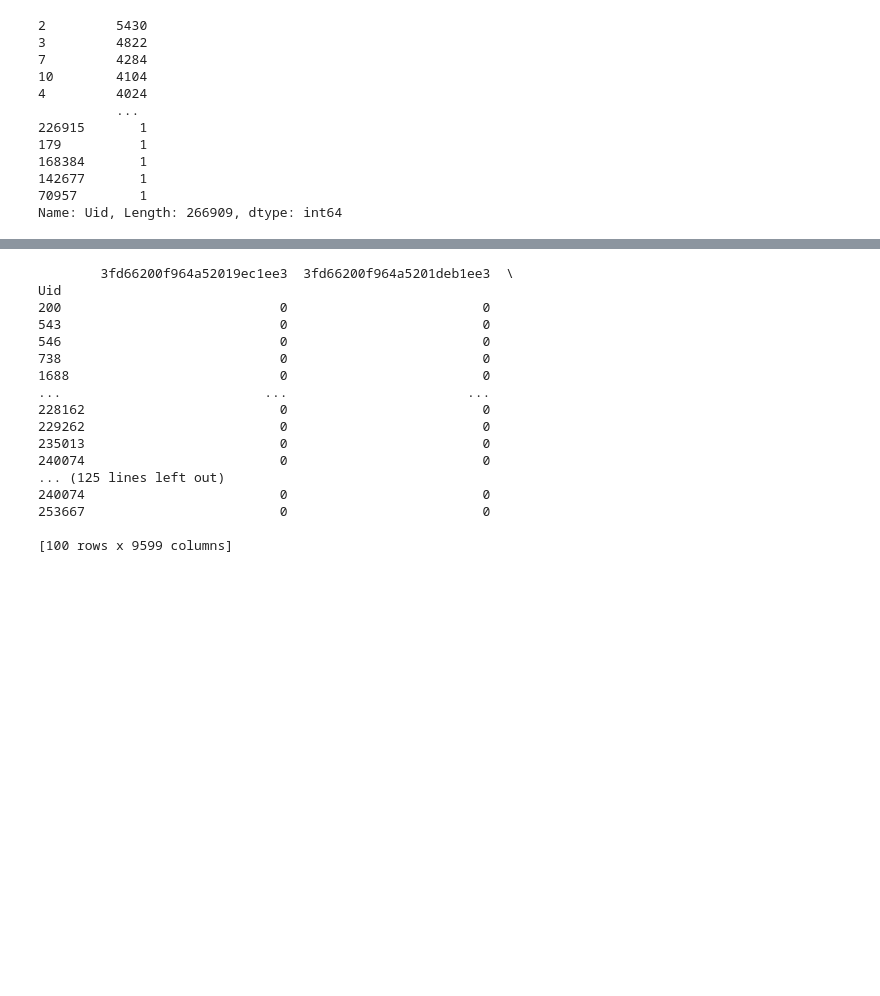
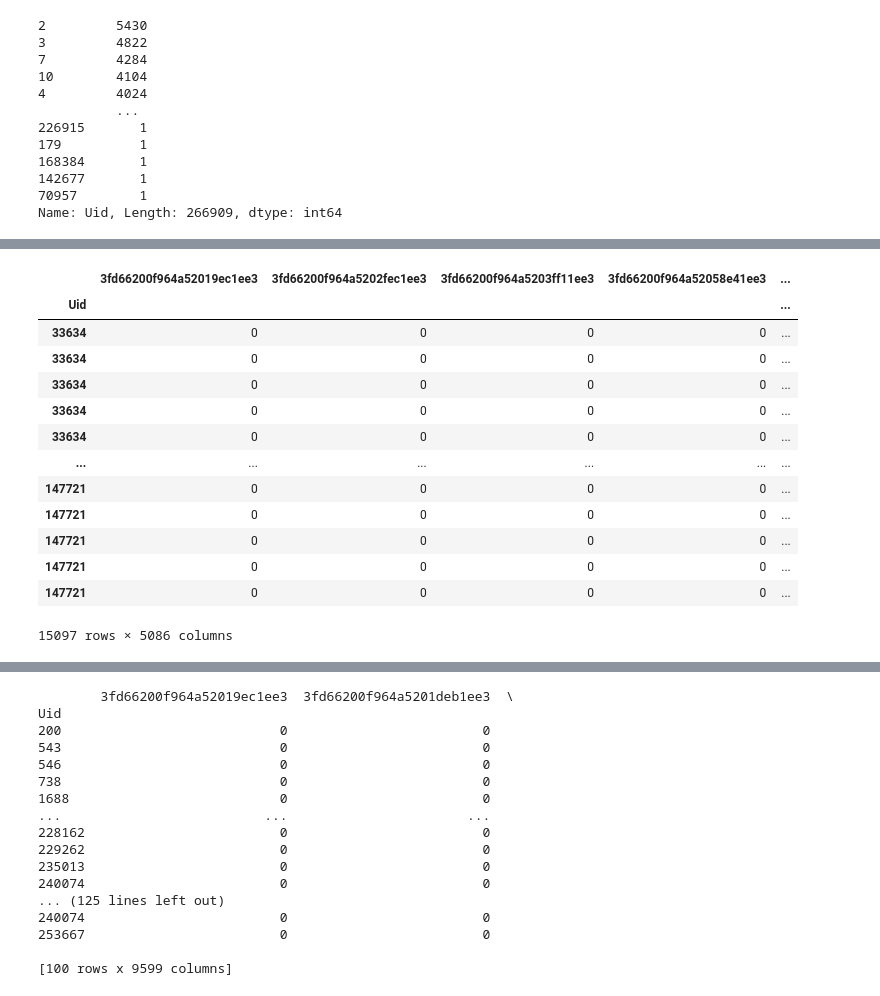
Before and after one commit to SW804F22/Recommender, a Jupyter notebook: Johan/Recommender.ipynb, the cells around one changed output, grey strips where cells are left out. Saved outputs shown, nothing was run; the diff lists cells and outputs as text; code cells hidden in the pictures; blank space fills up the shorter version.

```diff
--- a/Johan/Recommender.ipynb
+++ b/Johan/Recommender.ipynb
@@ -141,0 +148,18 @@ Uid
+# %%
+df.stack().reset_index().rename(columns={'Uid': 'user_id', 'Pid': 'poi_id', 0:'label'})
+df
+# %% [output]
+|  | 3fd66200f964a52019ec1ee3 | 3fd66200f964a5202fec1ee3 | 3fd66200f964a5203ff11ee3 | 3fd66200f964a52058e41ee3 | ... |
+| Uid |  |  |  |  | ... |
+| 33634 | 0 | 0 | 0 | 0 | ... |
+| 33634 | 0 | 0 | 0 | 0 | ... |
+| 33634 | 0 | 0 | 0 | 0 | ... |
+| 33634 | 0 | 0 | 0 | 0 | ... |
+| 33634 | 0 | 0 | 0 | 0 | ... |
+| ... | ... | ... | ... | ... | ... |
+| 147721 | 0 | 0 | 0 | 0 | ... |
+| 147721 | 0 | 0 | 0 | 0 | ... |
+| 147721 | 0 | 0 | 0 | 0 | ... |
+| 147721 | 0 | 0 | 0 | 0 | ... |
+| 147721 | 0 | 0 | 0 | 0 | ... |
+15097 rows × 5086 columns
```
Also changed, not shown: parts of 14 cells of this notebook.
